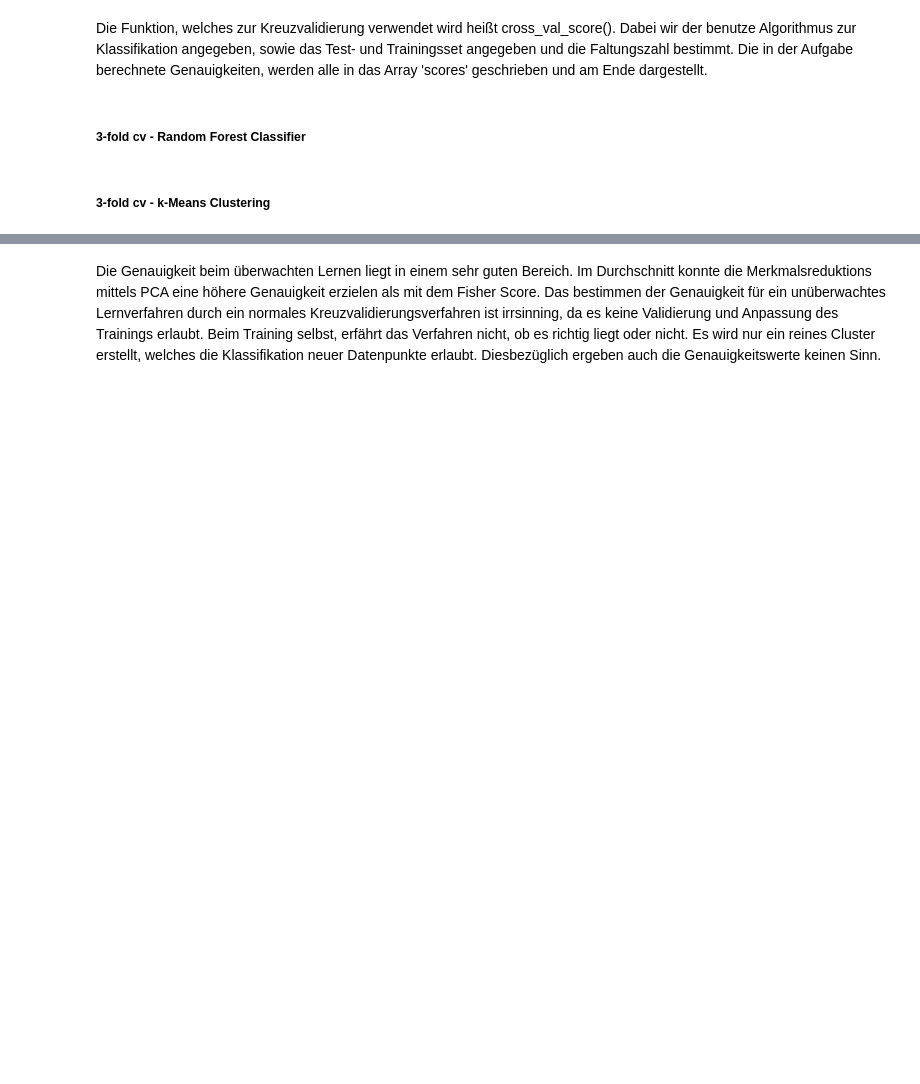
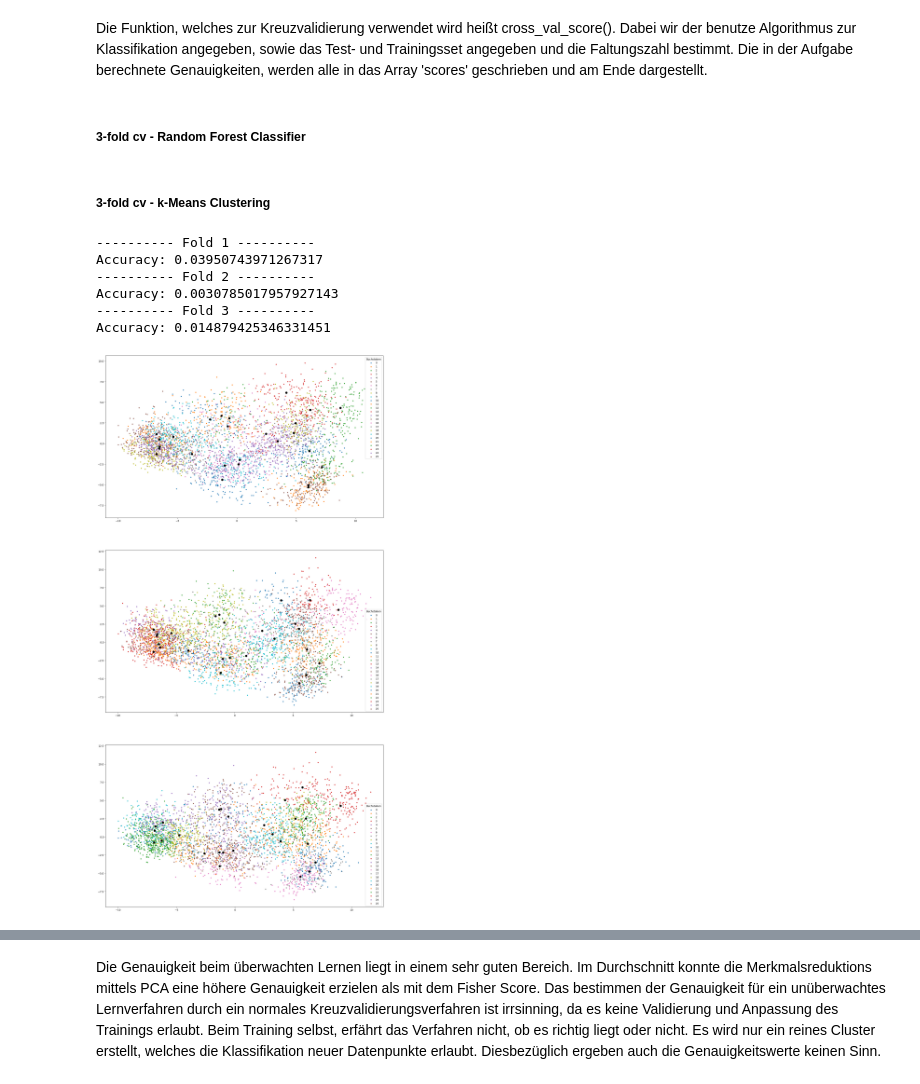
Before and after one commit to Krextouch/MachineLearning22, a Jupyter notebook: abgabe.ipynb, the cells around one changed output, grey strips where cells are left out. Cells and saved outputs as stored; diff of their text form; code cells hidden in the pictures; blank space fills up the shorter version.

Commit message:
Added cv for kmeans

```diff
--- a/abgabe.ipynb
+++ b/abgabe.ipynb
@@ -244,7 +244,51 @@ score = cross_val_score(RandomForestClassifier(), selected_features_train, lette
 scores.append(score)
 # %% [markdown]
 ##### 3-fold cv - k-Means Clustering
+# %%
+from sklearn.model_selection import KFold
+
+def unsupervised_cross_val_score(estimator, X, y, cv, accuracy_score_verbose=False, graph_verbose=False):
+    if graph_verbose:
+        fig, ax = plt.subplots(3, 1, figsize=(20,40))
+    ax_number = 0
+    scores = []
+    u_labels = []
+    centroids = []
+
+    kf = KFold(n_splits=cv)
+
+    for train_index, test_index in kf.split(X):
+
+        estimator_label = estimator.fit_predict(X[train_index])
+        estimator.fit(X[train_index])
+
+        letter_pred = estimator.predict(X[test_index])
+        scores.append(metrics.accuracy_score(y[test_index].astype(np.int0), letter_pred))
+
+        if accuracy_score_verbose:
+            print(f'---------- Fold {ax_number + 1} ----------')
+            print("Accuracy:",metrics.accuracy_score(y[test_index].astype(np.int0), letter_pred))
+
+        if graph_verbose:
+            u_labels.append(np.unique(estimator_label))
+            centroids.append(estimator.cluster_centers_)
+
+            for i in u_labels[ax_number]:
+                ax[ax_number].scatter(X[train_index][estimator_label == i , 0], X[train_index][estimator_label == i , 1], label = i, s=10)
+                ax[ax_number].scatter(centroids[ax_number][:,0] , centroids[ax_number][:,1] , s = 50, color = 'k')
+            ax[ax_number].legend(title="Buchstaben")
+            ax_number += 1
+
+    return scores
 # %%
-score = cross_val_score(KMeans(n_clusters=26, random_state=42), features_train_pca, letters_train, cv=3)
+score = unsupervised_cross_val_score(KMeans(n_clusters=26, random_state=42), features_train_pca, letters_train, 3, True, True)
 scores.append(score)
+# %% [output]
+---------- Fold 1 ----------
+Accuracy: 0.03950743971267317
+---------- Fold 2 ----------
+Accuracy: 0.0030785017957927143
+---------- Fold 3 ----------
+Accuracy: 0.014879425346331451
+[figure, added]
 # %%
```
Also changed, not shown: parts of 7 cells of this notebook, 2 other files.
